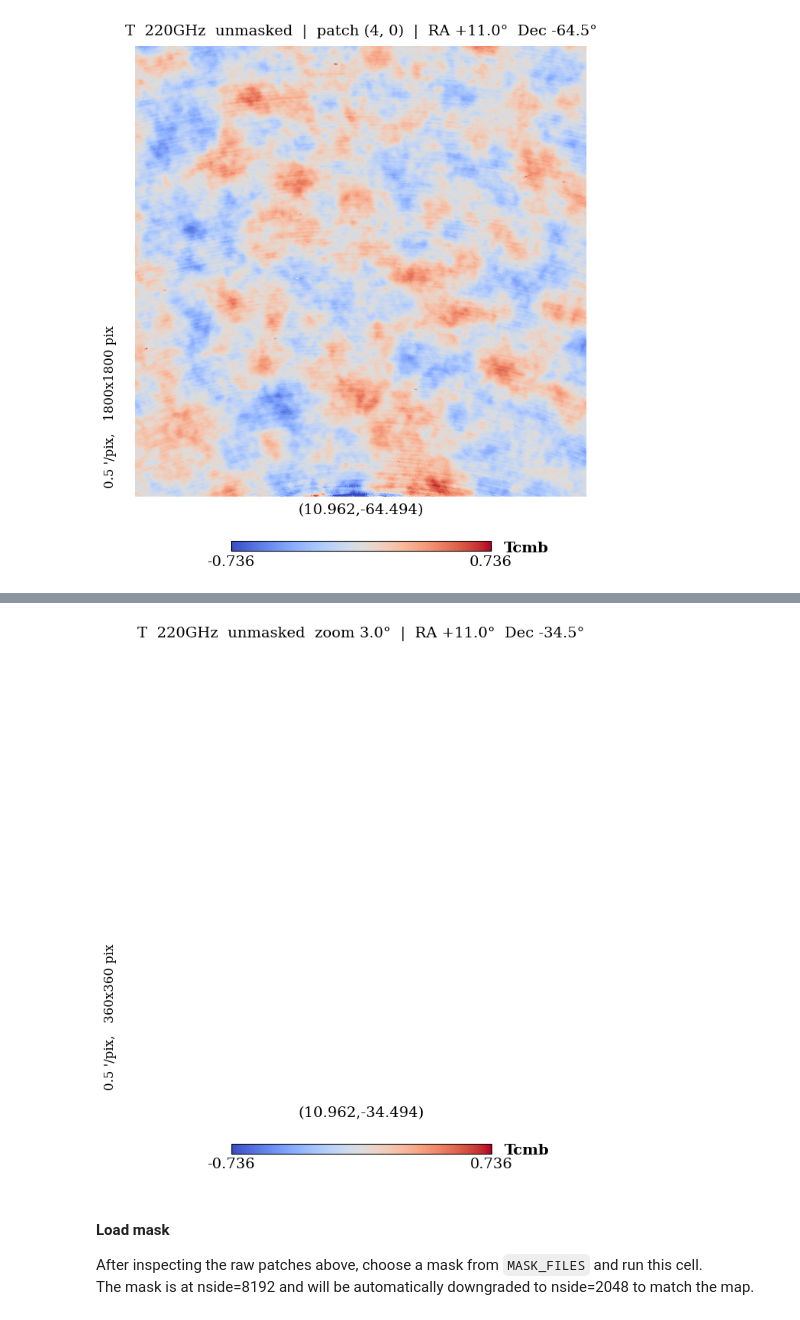
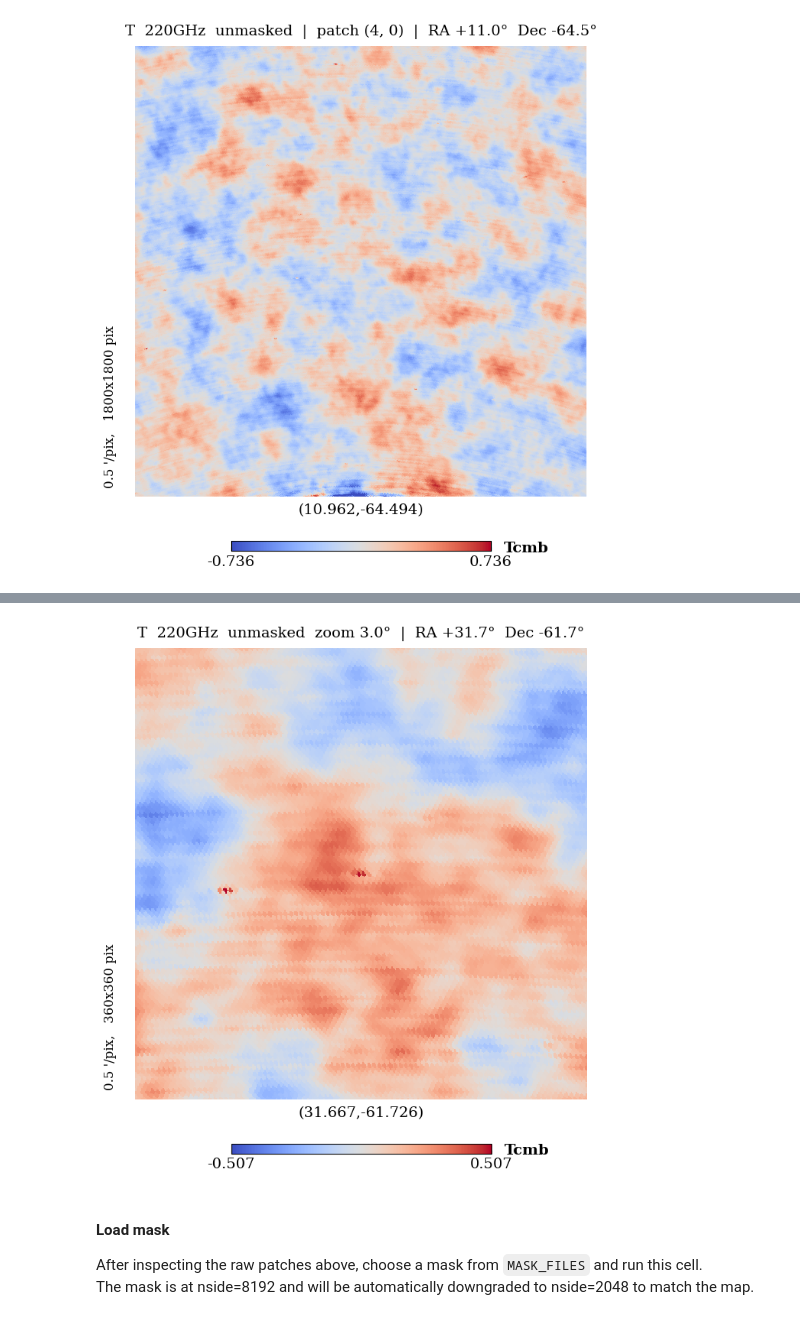
Before and after one commit to VWelke/SPT, a Jupyter notebook: Code/Map_Operation/bb_map_inspect_g3.ipynb, the cells around one changed output, grey strips where cells are left out. Cells and saved outputs as stored; diff of their text form; code cells hidden in the pictures.

Commit message:
check mask

```diff
--- a/Code/Map_Operation/bb_map_inspect_g3.ipynb
+++ b/Code/Map_Operation/bb_map_inspect_g3.ipynb
@@ -279,3 +279,8 @@ plt.show()
 [figure]
 # %%
 # load the list of sources
+source_path = "/home/creichardt/spt3g_software/sources/mask_lists/"
+source_file = os.path.join(source_path, "high_ell_TT_2021_1500d_source_mask_6mJy_plusedges.txt")
+
+with open(source_file) as f:
+    print(f.read())
@@ -282,21 +305,22 @@ plt.show()
 # %%
 # Zoom in — unmasked
 # Change ZOOM_DEG to adjust zoom level
 ZOOM_DEG = 3.0
 ZOOM_PIX = int(ZOOM_DEG * 60 / RESO_ARCMIN)
 
+RA_source, Dec_source = 31.6671, -61.72633
 show_map_thumbnail(
     stokes_arr,
     vmin=vmin, vmax=vmax,
-    title=f"{STOKES_KEY}  {FREQ}  unmasked  zoom {ZOOM_DEG}°  |  RA {ra_c:+.1f}°  Dec {dec_c:+.1f}°",
+    title=f"{STOKES_KEY}  {FREQ}  unmasked  zoom {ZOOM_DEG}°  |  RA {RA_source:+.1f}°  Dec {Dec_source:+.1f}°",
     unit="Tcmb", cmap=CMAP,
-    rot=(ra_c, dec_c, 0),
+    rot=(RA_source, Dec_source, 0),
     xsize=ZOOM_PIX, ysize=ZOOM_PIX,
     reso=RESO_ARCMIN,
 )
 plt.show()
 # %% [output]
-[figure, old version]
+[figure, new version]
 # %%
 # Close
 plt.close("all")
```
Also changed, not shown: parts of 3 cells of this notebook.
